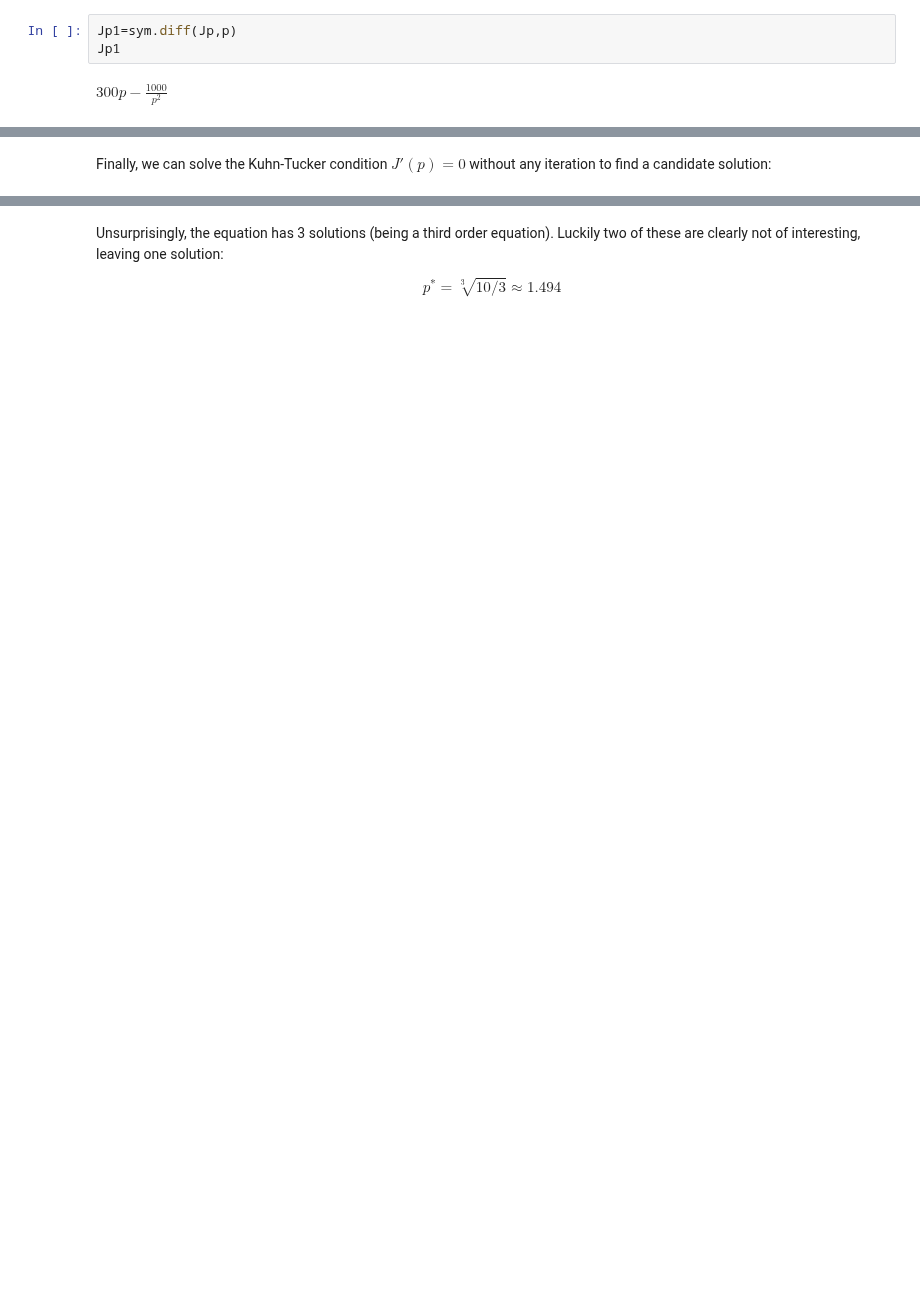
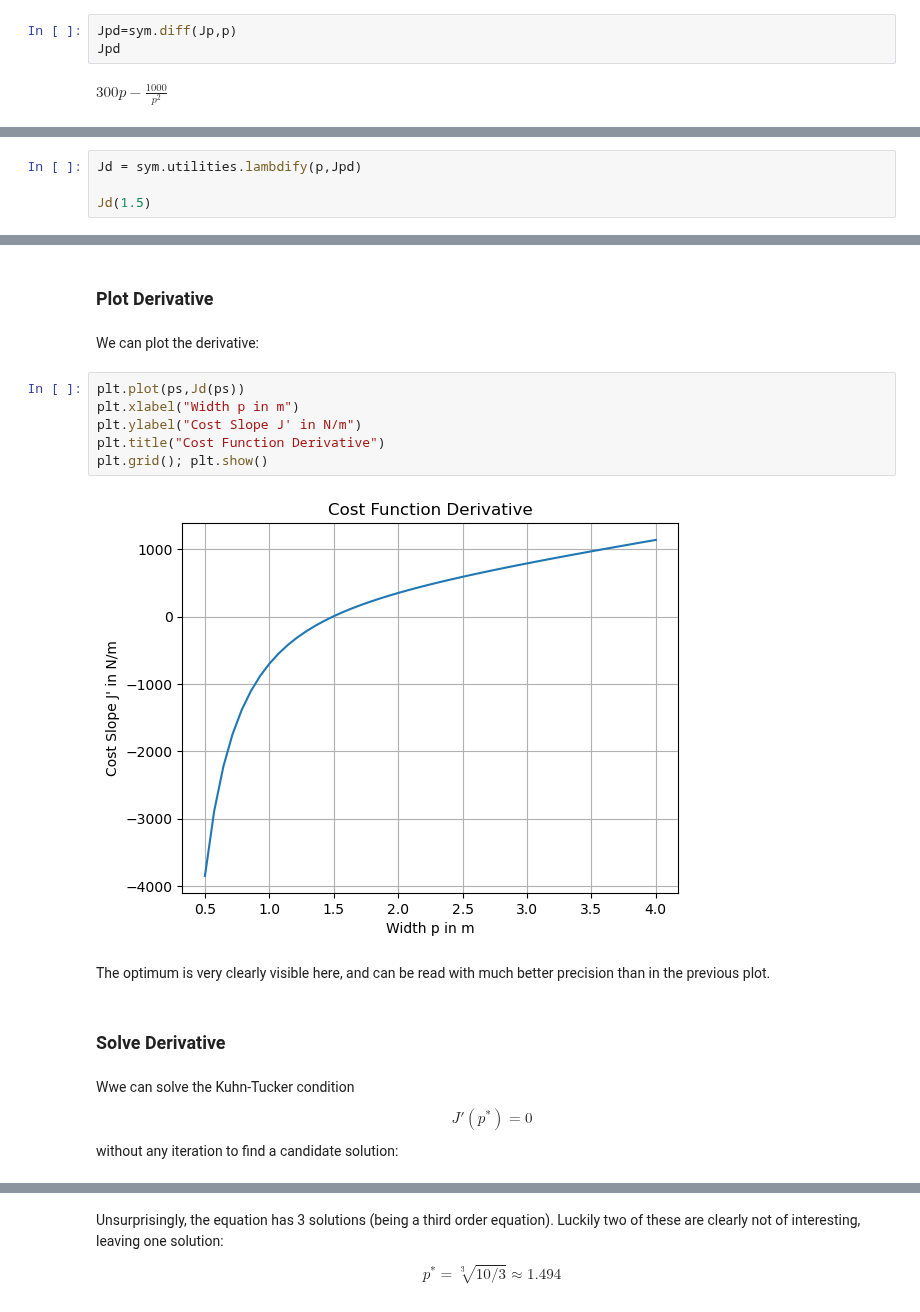
Before and after one commit to tsteffenlboro/digital, a Jupyter notebook: content/opt1.ipynb, the cells around one changed output, grey strips where cells are left out. Drawn from its saved outputs; the diff is of its cells as text; blank space fills up the shorter version.

```diff
--- a/content/opt1.ipynb
+++ b/content/opt1.ipynb
@@ -197,8 +281,8 @@ $\displaystyle 150 p^{2} + \frac{1000}{p}$
 # %% [markdown]
 The function diff can find the first derivative:
 # %%
-Jp1=sym.diff(Jp,p)
-Jp1
+Jpd=sym.diff(Jp,p)
+Jpd
 # %% [output]
 $\displaystyle 300 p - \frac{1000}{p^{2}}$
 # %% [markdown]
@@ -205,0 +290,4 @@ Applying it again finds the second derivative:
+# %%
+Jd = sym.utilities.lambdify(p,Jpd)
+
+Jd(1.5)
@@ -209,5 +301,21 @@ Jp2
 # %% [output]
 $\displaystyle 300 + \frac{2000}{p^{3}}$
 # %% [markdown]
-Finally, we can solve the Kuhn-Tucker condition $J'(p)=0$ without any iteration to find a candidate solution:
+### Plot Derivative
+# %% [markdown]
+We can plot the derivative:
+# %%
+plt.plot(ps,Jd(ps))
+plt.xlabel("Width p in m")
+plt.ylabel("Cost Slope J' in N/m")
+plt.title("Cost Function Derivative")
+plt.grid(); plt.show()
+# %% [output]
+[figure, added]
+# %% [markdown]
+The optimum is very clearly visible here, and can be read with much better precision than in the previous plot.
+# %% [markdown]
+### Solve Derivative
+# %% [markdown]
+Wwe can solve the Kuhn-Tucker condition $$J'(p^*)=0$$ without any iteration to find a candidate solution:
 # %%
```
Also changed, not shown: parts of 75 cells of this notebook.
